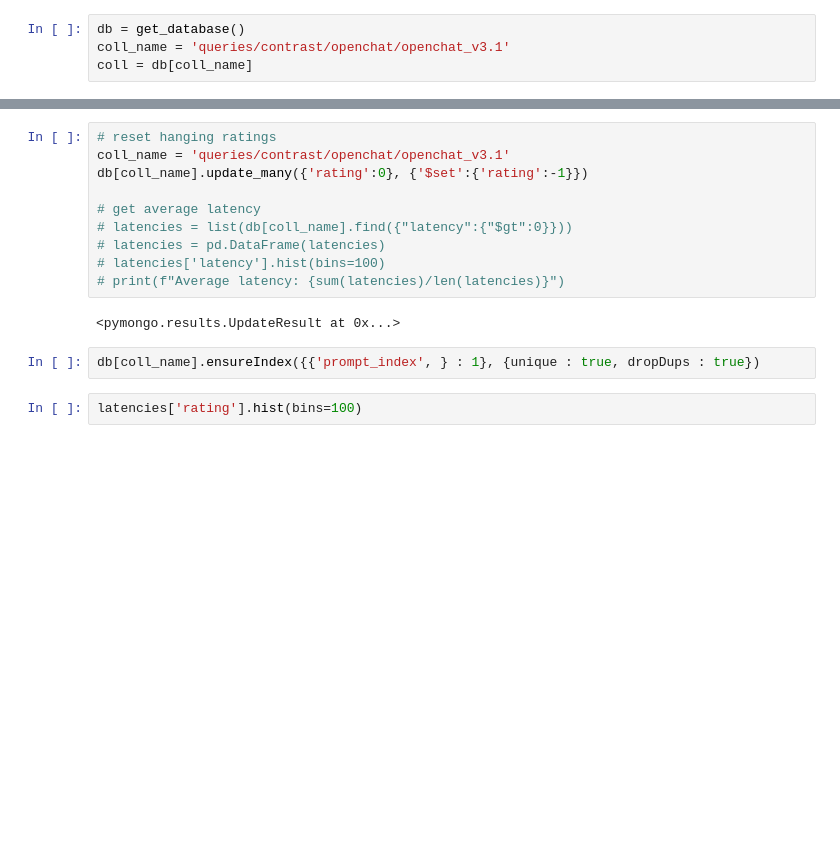
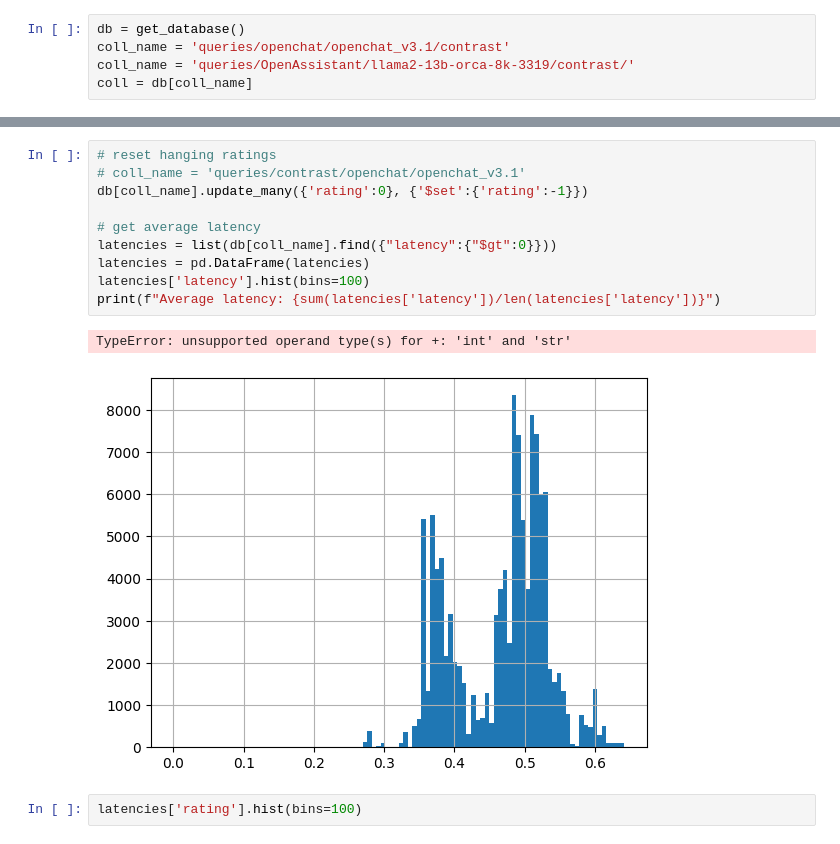
Before and after one commit to TruMind-ai/calibration-scripts, a Jupyter notebook: mongo_fixer.ipynb, the cells around one changed output, grey strips where cells are left out. Saved outputs shown, nothing was run; the diff lists cells and outputs as text; blank space fills up the shorter version.

```diff
--- a/mongo_fixer.ipynb
+++ b/mongo_fixer.ipynb
@@ -9,5 +10,6 @@ def count_tokens(prompt):
     return len(tokenizer.tokenize(prompt))
 # %%
 db = get_database()
-coll_name = 'queries/contrast/openchat/openchat_v3.1'
+coll_name = 'queries/openchat/openchat_v3.1/contrast'
+coll_name = 'queries/OpenAssistant/llama2-13b-orca-8k-3319/contrast/'
 coll = db[coll_name]
@@ -26,17 +32,16 @@ KeyboardInterrupt:
 # %%
 # reset hanging ratings
-coll_name = 'queries/contrast/openchat/openchat_v3.1'
+# coll_name = 'queries/contrast/openchat/openchat_v3.1'
 db[coll_name].update_many({'rating':0}, {'$set':{'rating':-1}})
 
 # get average latency
-# latencies = list(db[coll_name].find({"latency":{"$gt":0}}))
-# latencies = pd.DataFrame(latencies)
-# latencies['latency'].hist(bins=100)
-# print(f"Average latency: {sum(latencies)/len(latencies)}")
+latencies = list(db[coll_name].find({"latency":{"$gt":0}}))
+latencies = pd.DataFrame(latencies)
+latencies['latency'].hist(bins=100)
+print(f"Average latency: {sum(latencies['latency'])/len(latencies['latency'])}")
 # %% [output]
-<pymongo.results.UpdateResult at 0x...>
+TypeError: unsupported operand type(s) for +: 'int' and 'str'
+[figure, added]
-# %%
-db[coll_name].ensureIndex({{'prompt_index', } : 1}, {unique : true, dropDups : true})
 # %%
 latencies['rating'].hist(bins=100)
 # %% [output]
```
Also changed, not shown: parts of 10 cells of this notebook, 3 other files.
